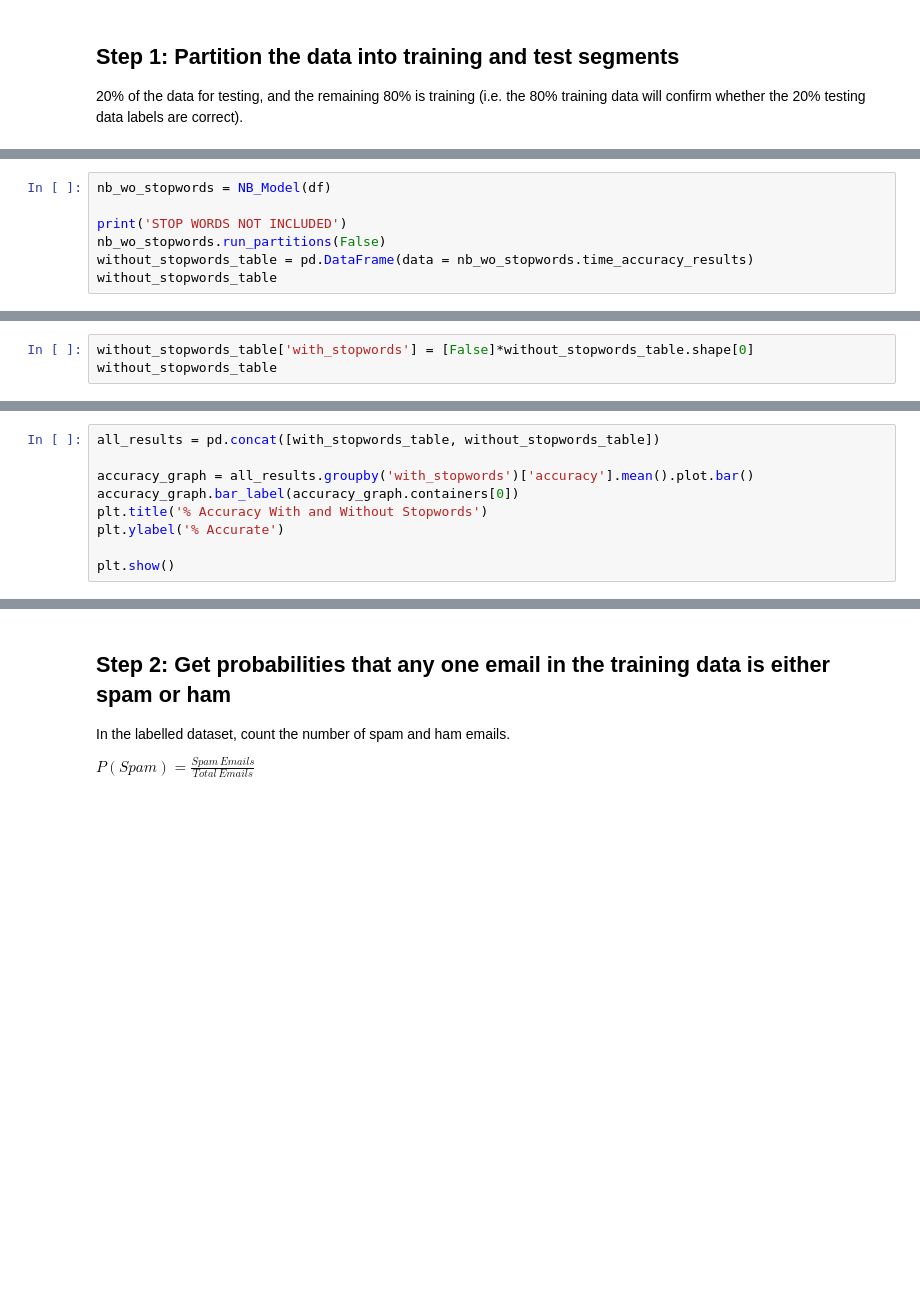
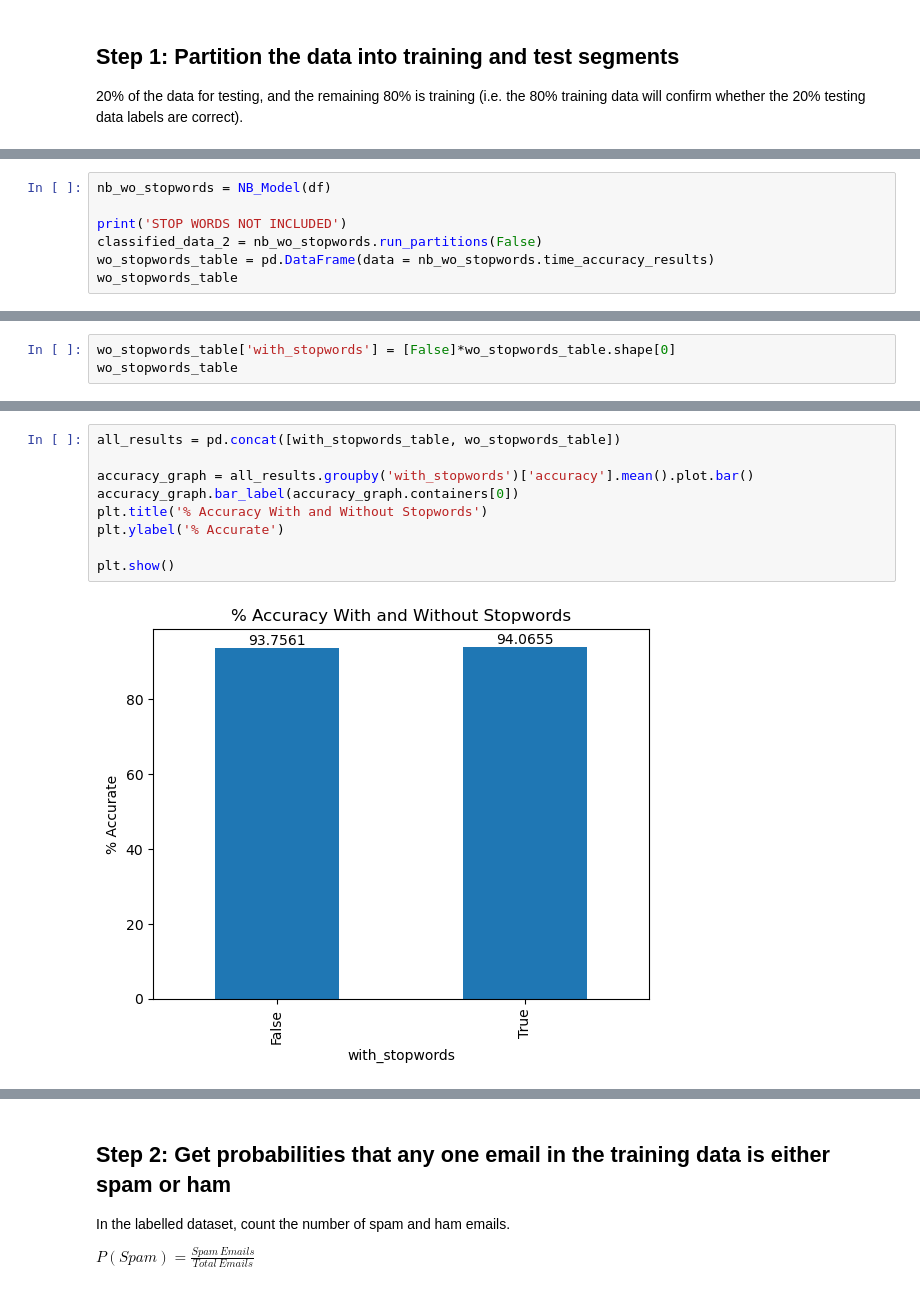
Before and after one commit to Velavee/bayes-spam-filter, a Jupyter notebook: spam-filter.ipynb, the cells around one changed output, grey strips where cells are left out. Cells and saved outputs as stored; diff of their text form; blank space fills up the shorter version.

```diff
--- a/spam-filter.ipynb
+++ b/spam-filter.ipynb
@@ -236,6 +225,6 @@ pd.DataFrame(data=nb_with_stopwords.confusion_matrix)
 nb_wo_stopwords = NB_Model(df)
 
 print('STOP WORDS NOT INCLUDED')
-nb_wo_stopwords.run_partitions(False)
-without_stopwords_table = pd.DataFrame(data = nb_wo_stopwords.time_accuracy_results)
-without_stopwords_table
+classified_data_2 = nb_wo_stopwords.run_partitions(False)
+wo_stopwords_table = pd.DataFrame(data = nb_wo_stopwords.time_accuracy_results)
+wo_stopwords_table
@@ -245,3 +276,3 @@ with_stopwords_table
 # %%
-without_stopwords_table['with_stopwords'] = [False]*without_stopwords_table.shape[0]
-without_stopwords_table
+wo_stopwords_table['with_stopwords'] = [False]*wo_stopwords_table.shape[0]
+wo_stopwords_table
@@ -248,12 +286,14 @@ without_stopwords_table
 # %%
-all_results = pd.concat([with_stopwords_table, without_stopwords_table])
+all_results = pd.concat([with_stopwords_table, wo_stopwords_table])
 
 accuracy_graph = all_results.groupby('with_stopwords')['accuracy'].mean().plot.bar()
 accuracy_graph.bar_label(accuracy_graph.containers[0])
 plt.title('% Accuracy With and Without Stopwords')
 plt.ylabel('% Accurate')
 
 plt.show()
+# %% [output]
+[figure, added]
 # %%
 time_graph = all_results.groupby('with_stopwords')['time_elapsed'].mean().plot.bar()
 time_graph.bar_label(time_graph.containers[0])
```
Also changed, not shown: parts of 11 cells of this notebook.
